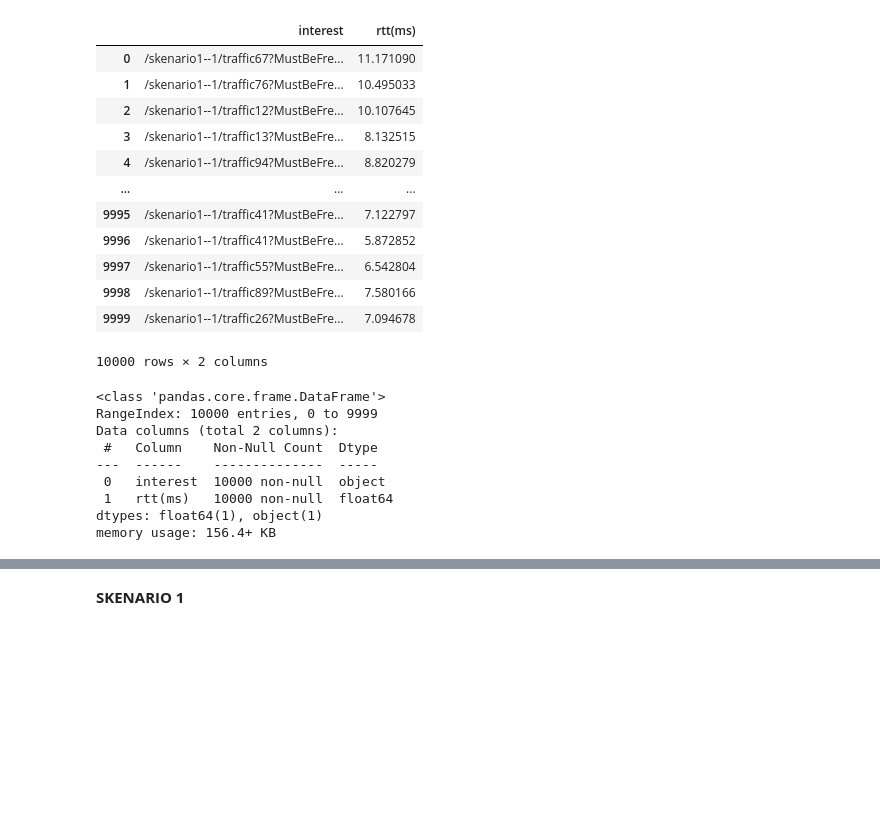
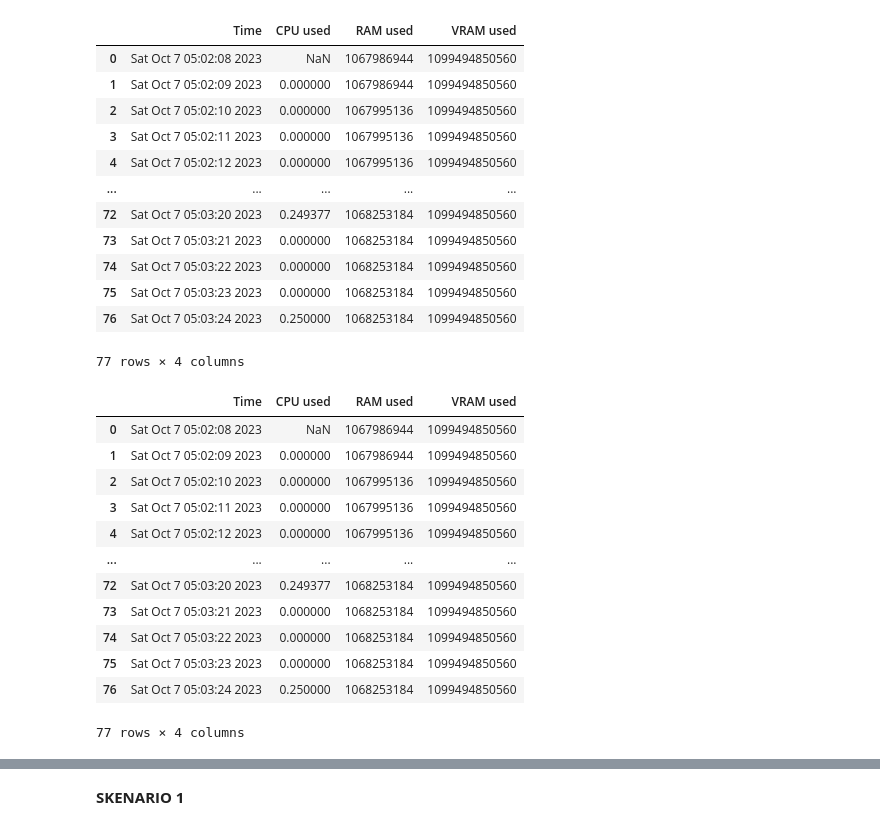
Before and after one commit to agnislur/ndn_project, a Jupyter notebook: OlahData.ipynb, the cells around one changed output, grey strips where cells are left out. Drawn from its saved outputs; the diff is of its cells as text; code cells hidden in the pictures; blank space fills up the shorter version.

```diff
--- a/OlahData.ipynb
+++ b/OlahData.ipynb
@@ -37,31 +51,3 @@ log233=pd.read_csv("interest-skenario2-3-benerin3.csv", index_col=False)
 log311=pd.read_csv("interest-skenario3-1.csv", index_col=False)
 log322=pd.read_csv("interest-skenario3-2-benerin2.csv", index_col=False)
 log333=pd.read_csv("interest-skenario3-3.csv", index_col=False)
-# %%
-log111
-# %% [output]
-|  | interest | rtt(ms) |
-| 0 | /skenario1--1/traffic67?MustBeFre... | 11.171090 |
-| 1 | /skenario1--1/traffic76?MustBeFre... | 10.495033 |
-| 2 | /skenario1--1/traffic12?MustBeFre... | 10.107645 |
-| 3 | /skenario1--1/traffic13?MustBeFre... | 8.132515 |
-| 4 | /skenario1--1/traffic94?MustBeFre... | 8.820279 |
-| ... | ... | ... |
-| 9995 | /skenario1--1/traffic41?MustBeFre... | 7.122797 |
-| 9996 | /skenario1--1/traffic41?MustBeFre... | 5.872852 |
-| 9997 | /skenario1--1/traffic55?MustBeFre... | 6.542804 |
-| 9998 | /skenario1--1/traffic89?MustBeFre... | 7.580166 |
-| 9999 | /skenario1--1/traffic26?MustBeFre... | 7.094678 |
-10000 rows × 2 columns
-# %%
-log111.info()
-# %% [output]
-<class 'pandas.core.frame.DataFrame'>
-RangeIndex: 10000 entries, 0 to 9999
-Data columns (total 2 columns):
- #   Column    Non-Null Count  Dtype
----  ------    --------------  -----
- 0   interest  10000 non-null  object
- 1   rtt(ms)   10000 non-null  float64
-dtypes: float64(1), object(1)
-memory usage: 156.4+ KB
@@ -67,0 +56,32 @@ memory usage: 156.4+ KB
+# %%
+sys21r2
+# %% [output]
+|  | Time | CPU used | RAM used | VRAM used |
+| 0 | Sat Oct 7 05:02:08 2023 | NaN | 1067986944 | 1099494850560 |
+| 1 | Sat Oct 7 05:02:09 2023 | 0.000000 | 1067986944 | 1099494850560 |
+| 2 | Sat Oct 7 05:02:10 2023 | 0.000000 | 1067995136 | 1099494850560 |
+| 3 | Sat Oct 7 05:02:11 2023 | 0.000000 | 1067995136 | 1099494850560 |
+| 4 | Sat Oct 7 05:02:12 2023 | 0.000000 | 1067995136 | 1099494850560 |
+| ... | ... | ... | ... | ... |
+| 72 | Sat Oct 7 05:03:20 2023 | 0.249377 | 1068253184 | 1099494850560 |
+| 73 | Sat Oct 7 05:03:21 2023 | 0.000000 | 1068253184 | 1099494850560 |
+| 74 | Sat Oct 7 05:03:22 2023 | 0.000000 | 1068253184 | 1099494850560 |
+| 75 | Sat Oct 7 05:03:23 2023 | 0.000000 | 1068253184 | 1099494850560 |
+| 76 | Sat Oct 7 05:03:24 2023 | 0.250000 | 1068253184 | 1099494850560 |
+77 rows × 4 columns
+# %%
+sys21r2
+# %% [output]
+|  | Time | CPU used | RAM used | VRAM used |
+| 0 | Sat Oct 7 05:02:08 2023 | NaN | 1067986944 | 1099494850560 |
+| 1 | Sat Oct 7 05:02:09 2023 | 0.000000 | 1067986944 | 1099494850560 |
+| 2 | Sat Oct 7 05:02:10 2023 | 0.000000 | 1067995136 | 1099494850560 |
+| 3 | Sat Oct 7 05:02:11 2023 | 0.000000 | 1067995136 | 1099494850560 |
+| 4 | Sat Oct 7 05:02:12 2023 | 0.000000 | 1067995136 | 1099494850560 |
+| ... | ... | ... | ... | ... |
+| 72 | Sat Oct 7 05:03:20 2023 | 0.249377 | 1068253184 | 1099494850560 |
+| 73 | Sat Oct 7 05:03:21 2023 | 0.000000 | 1068253184 | 1099494850560 |
+| 74 | Sat Oct 7 05:03:22 2023 | 0.000000 | 1068253184 | 1099494850560 |
+| 75 | Sat Oct 7 05:03:23 2023 | 0.000000 | 1068253184 | 1099494850560 |
+| 76 | Sat Oct 7 05:03:24 2023 | 0.250000 | 1068253184 | 1099494850560 |
+77 rows × 4 columns
```
Also changed, not shown: parts of 52 cells of this notebook.
